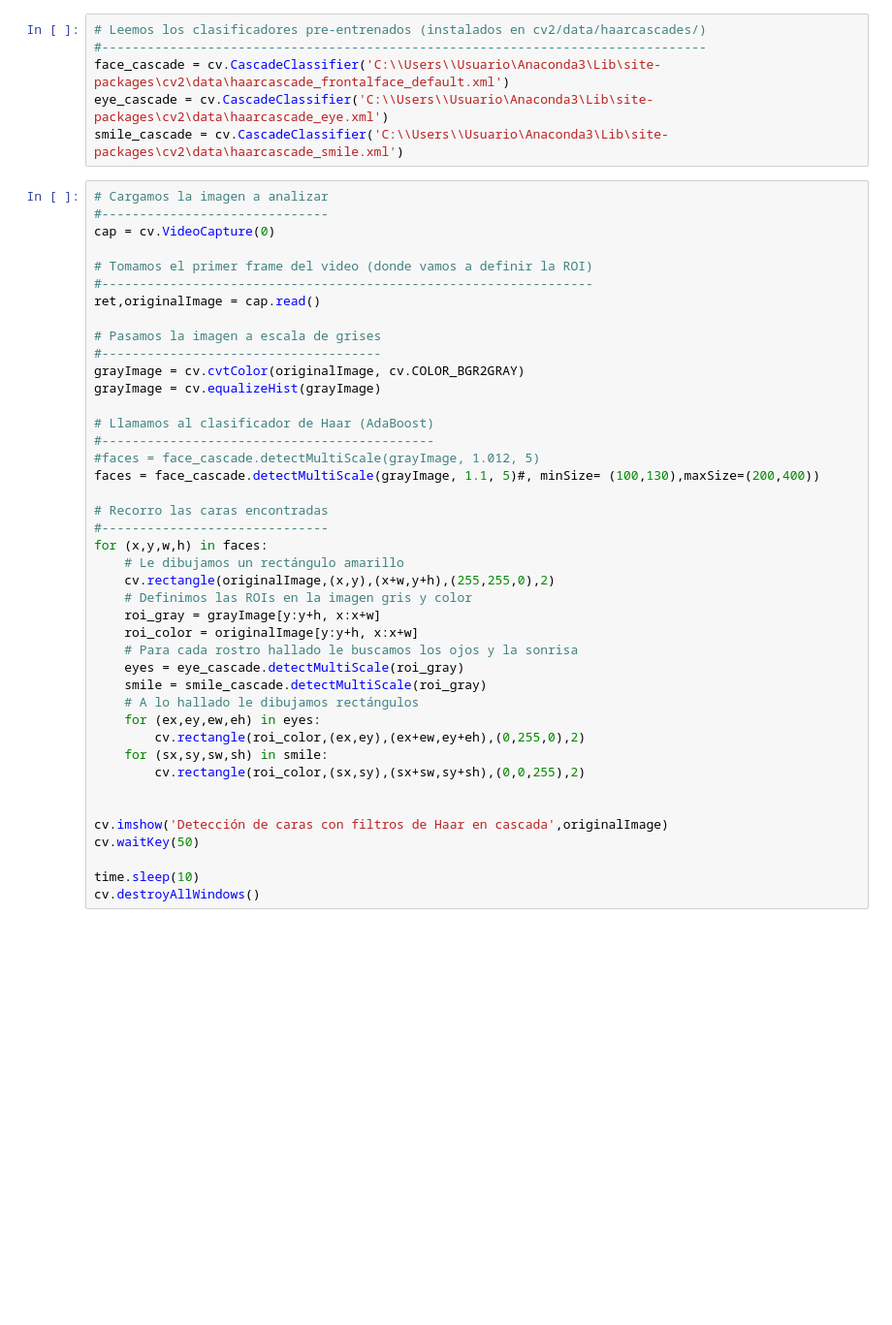
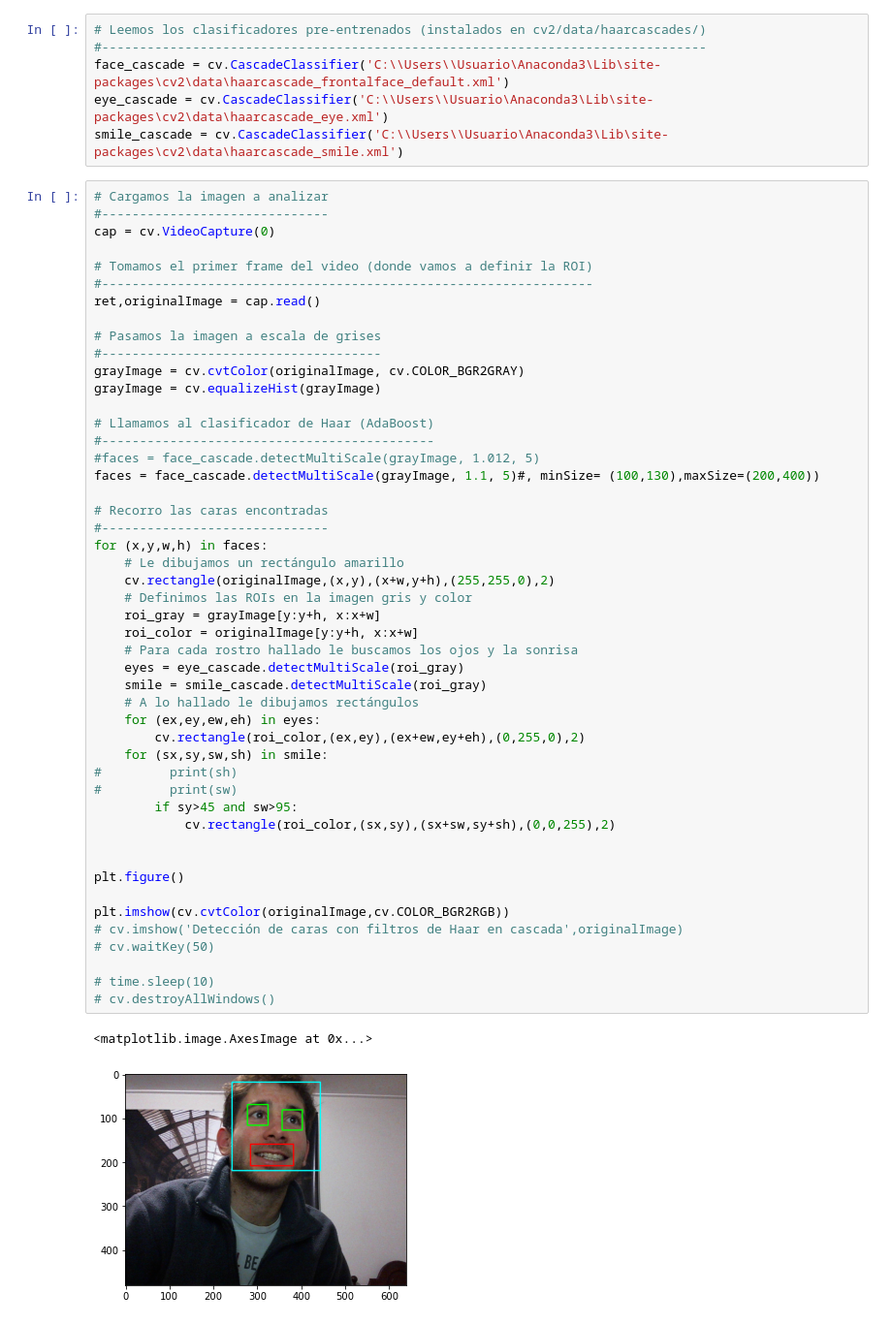
Before and after one commit to facumos/curso_IA, a Jupyter notebook: computer_vision_1/Entregas_TP/TP6.ipynb, the cells around one changed output. Shown at 97% size. Cells and saved outputs as stored; diff of their text form; blank space fills up the shorter version.

```diff
--- a/computer_vision_1/Entregas_TP/TP6.ipynb
+++ b/computer_vision_1/Entregas_TP/TP6.ipynb
@@ -17,35 +18,44 @@ cap = cv.VideoCapture(0)
 ret,originalImage = cap.read()
 
 # Pasamos la imagen a escala de grises
 #-------------------------------------
 grayImage = cv.cvtColor(originalImage, cv.COLOR_BGR2GRAY)
 grayImage = cv.equalizeHist(grayImage)
 
 # Llamamos al clasificador de Haar (AdaBoost)
 #--------------------------------------------
 #faces = face_cascade.detectMultiScale(grayImage, 1.012, 5)
 faces = face_cascade.detectMultiScale(grayImage, 1.1, 5)#, minSize= (100,130),maxSize=(200,400))
 
 # Recorro las caras encontradas
 #------------------------------
 for (x,y,w,h) in faces:
     # Le dibujamos un rectángulo amarillo
     cv.rectangle(originalImage,(x,y),(x+w,y+h),(255,255,0),2)
     # Definimos las ROIs en la imagen gris y color
     roi_gray = grayImage[y:y+h, x:x+w]
     roi_color = originalImage[y:y+h, x:x+w]
     # Para cada rostro hallado le buscamos los ojos y la sonrisa
     eyes = eye_cascade.detectMultiScale(roi_gray)
     smile = smile_cascade.detectMultiScale(roi_gray)
     # A lo hallado le dibujamos rectángulos
     for (ex,ey,ew,eh) in eyes:
         cv.rectangle(roi_color,(ex,ey),(ex+ew,ey+eh),(0,255,0),2)
     for (sx,sy,sw,sh) in smile:
-        cv.rectangle(roi_color,(sx,sy),(sx+sw,sy+sh),(0,0,255),2)
+#         print(sh)
+#         print(sw)
+        if sy>45 and sw>95:
+            cv.rectangle(roi_color,(sx,sy),(sx+sw,sy+sh),(0,0,255),2)
 
 
-cv.imshow('Detección de caras con filtros de Haar en cascada',originalImage)
-cv.waitKey(50)
+plt.figure()
 
-time.sleep(10)
-cv.destroyAllWindows()
+plt.imshow(cv.cvtColor(originalImage,cv.COLOR_BGR2RGB))
+# cv.imshow('Detección de caras con filtros de Haar en cascada',originalImage)
+# cv.waitKey(50)
+
+# time.sleep(10)
+# cv.destroyAllWindows()
+# %% [output]
+<matplotlib.image.AxesImage at 0x...>
+[figure, added]
```
Also changed, not shown: parts of 1 cell of this notebook.
